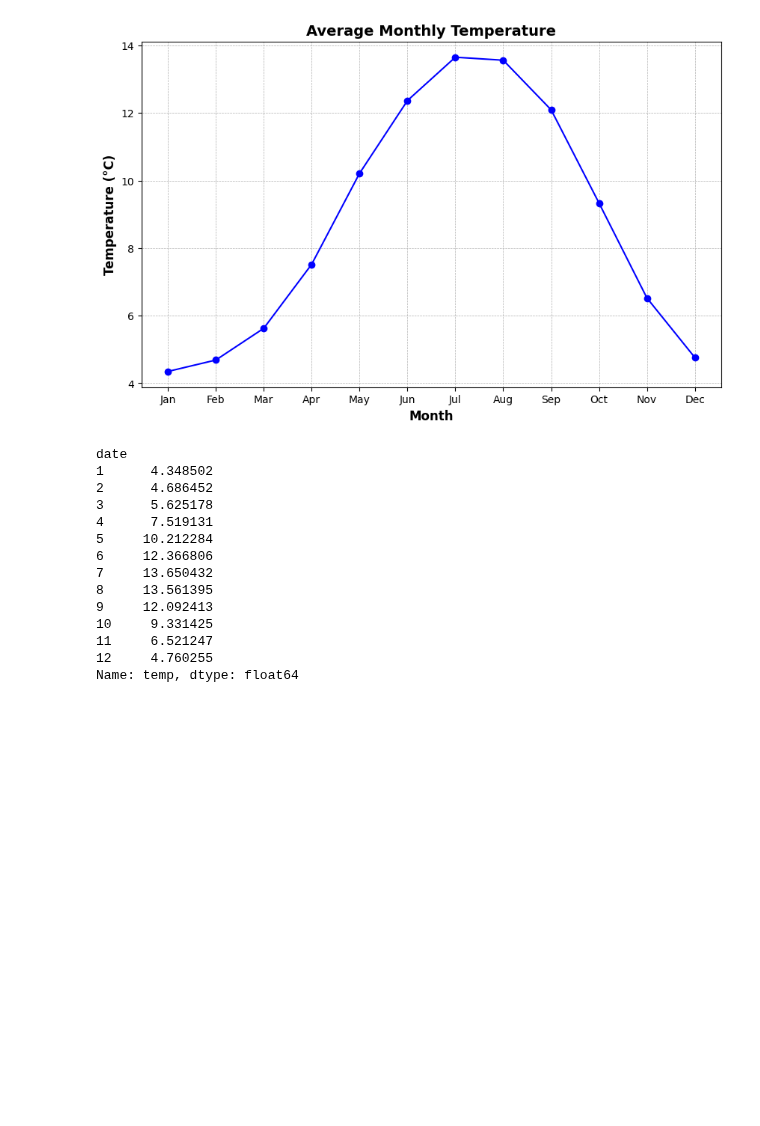
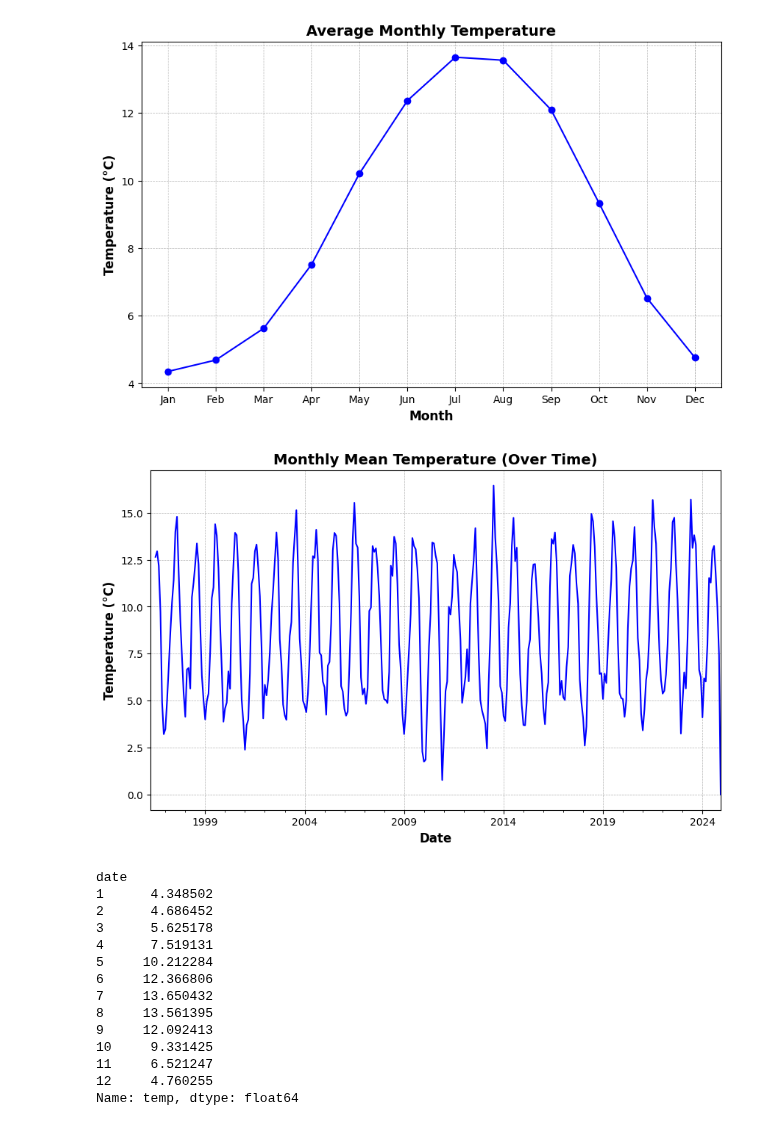
Before and after one commit to L-g00438909/PFDA_assignments, a Jupyter notebook: assignment_6_weather.ipynb, the cells around one changed output. Drawn from its saved outputs; the diff is of its cells as text; code cells hidden in the pictures; blank space fills up the shorter version.

```diff
--- a/assignment_6_weather.ipynb
+++ b/assignment_6_weather.ipynb
@@ -271,6 +275,20 @@ plt.grid(True, linestyle='--', linewidth=0.5)
 plt.show()
 # %% [output]
 [figure]
+# %%
+# Resample to calculate monthly mean temperatures usinh resample method
+monthly_mean_temp = df['temp'].resample('ME').mean() # ME stands for last day of the month.
+
+# Plot the monthly mean temperature over time
+monthly_mean_temp.plot(figsize=(10, 6), color='blue')
+plt.title('Monthly Mean Temperature (Over Time)', fontsize=14, fontweight='bold')
+plt.xlabel('Date', fontsize=12, fontweight='bold')
+plt.ylabel('Temperature (°C)', fontsize=12, fontweight='bold')
+plt.grid(True, linestyle='--', linewidth=0.5)
+plt.savefig('monthly_mean_temp2.png')
+plt.show()
+# %% [output]
+[figure, added]
 # %%
 # calculate mean monthly temperature
 
```
Also changed, not shown: parts of 16 cells of this notebook, 21 other files.
